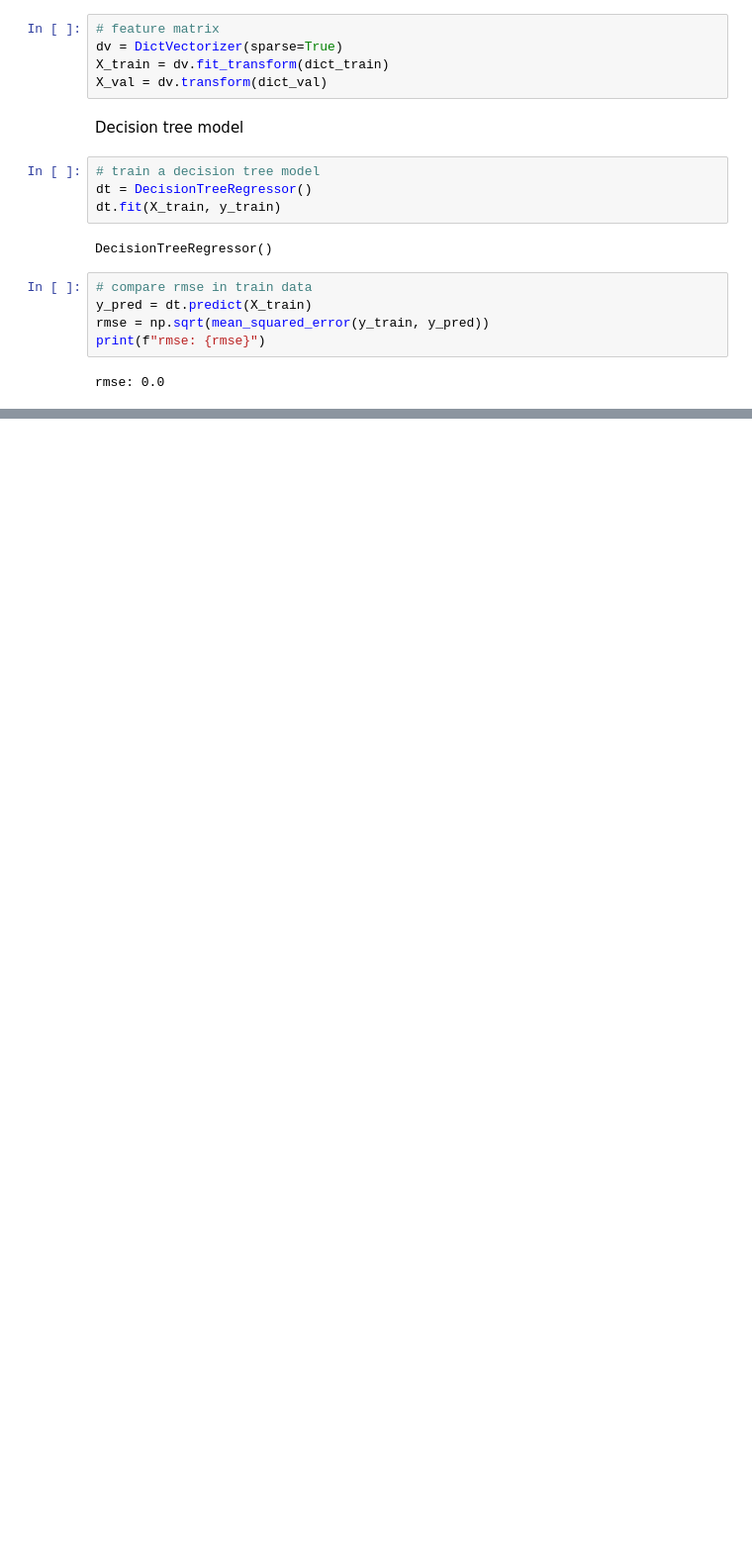
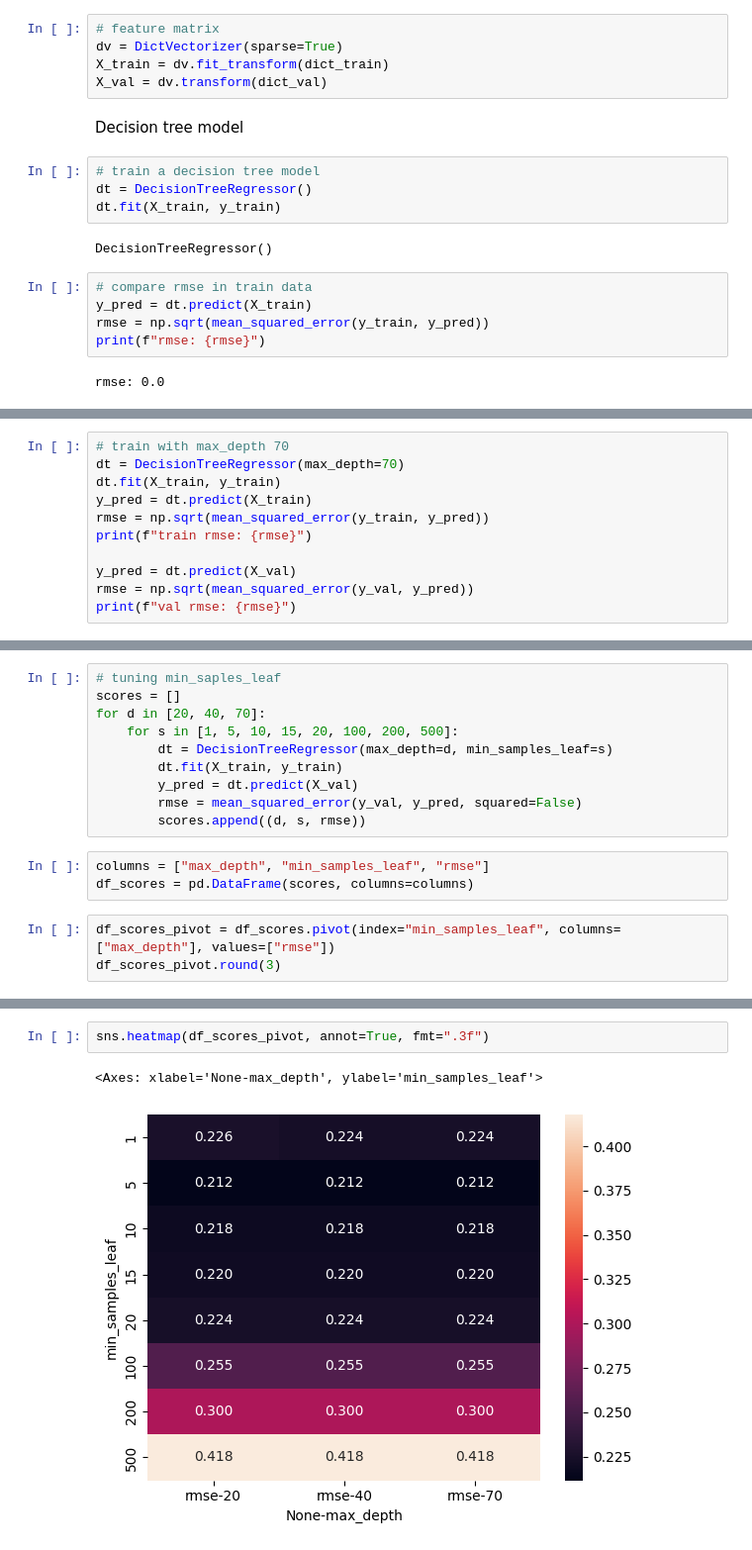
Before and after one commit to sarah-zhan/house_price_prediction, a Jupyter notebook: main.ipynb, the cells around one changed output, grey strips where cells are left out. Shown: that part at 99% size. Saved outputs shown, nothing was run; the diff lists cells and outputs as text; blank space fills up the shorter version.

Commit message:
find the max_depth, min_samples_leaf

```diff
--- a/main.ipynb
+++ b/main.ipynb
@@ -262,0 +263,11 @@ plt.show()
+# %%
+# train with max_depth 70
+dt = DecisionTreeRegressor(max_depth=70)
+dt.fit(X_train, y_train)
+y_pred = dt.predict(X_train)
+rmse = np.sqrt(mean_squared_error(y_train, y_pred))
+print(f"train rmse: {rmse}")
+
+y_pred = dt.predict(X_val)
+rmse = np.sqrt(mean_squared_error(y_val, y_pred))
+print(f"val rmse: {rmse}")
@@ -262,0 +277,16 @@ plt.show()
+# %%
+# tuning min_saples_leaf
+scores = []
+for d in [20, 40, 70]:
+    for s in [1, 5, 10, 15, 20, 100, 200, 500]:
+        dt = DecisionTreeRegressor(max_depth=d, min_samples_leaf=s)
+        dt.fit(X_train, y_train)
+        y_pred = dt.predict(X_val)
+        rmse = mean_squared_error(y_val, y_pred, squared=False)
+        scores.append((d, s, rmse))
+# %%
+columns = ["max_depth", "min_samples_leaf", "rmse"]
+df_scores = pd.DataFrame(scores, columns=columns)
+# %%
+df_scores_pivot = df_scores.pivot(index="min_samples_leaf", columns=["max_depth"], values=["rmse"])
+df_scores_pivot.round(3)
@@ -262,0 +305,5 @@ plt.show()
+# %%
+sns.heatmap(df_scores_pivot, annot=True, fmt=".3f")
+# %% [output]
+<Axes: xlabel='None-max_depth', ylabel='min_samples_leaf'>
+[figure, added]
```
Also changed, not shown: parts of 7 cells of this notebook.
